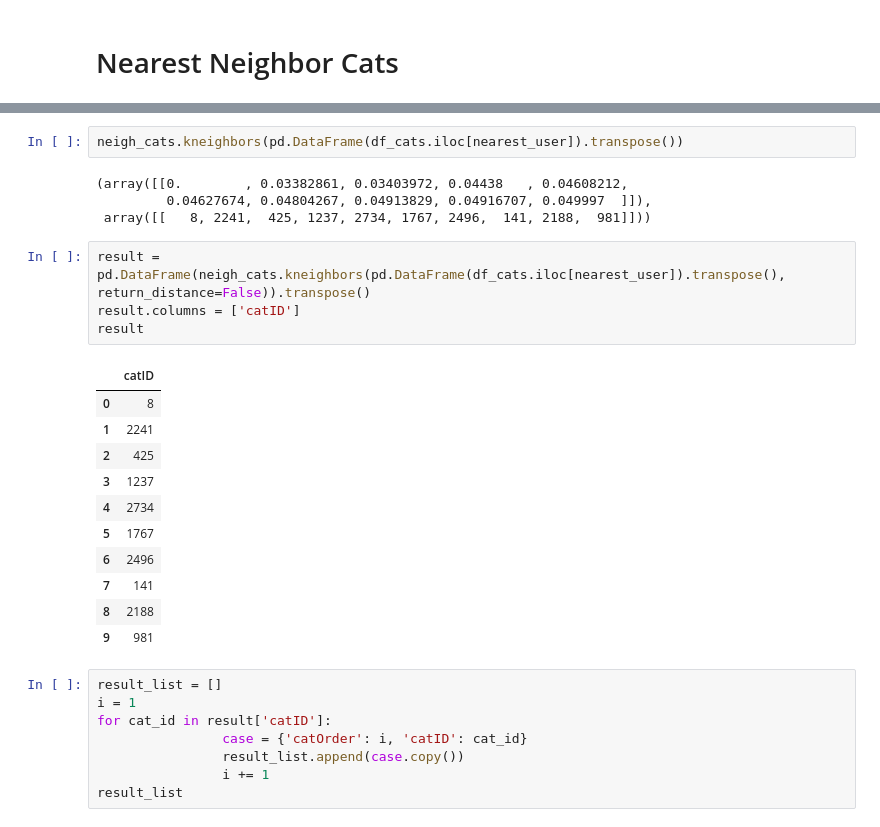
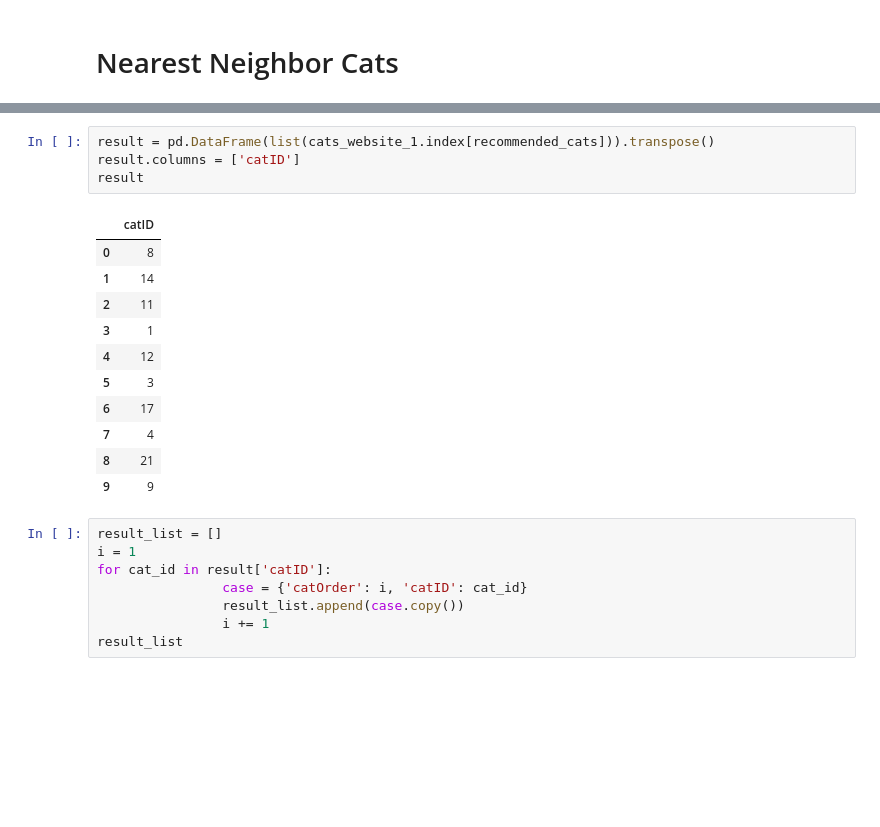
Before and after one commit to omaistat/ds-api, a Jupyter notebook: API_Recommender_Adaptation.ipynb, the cells around one changed output, grey strips where cells are left out. Saved outputs shown, nothing was run; the diff lists cells and outputs as text; blank space fills up the shorter version.

```diff
--- a/API_Recommender_Adaptation.ipynb
+++ b/API_Recommender_Adaptation.ipynb
@@ -122,25 +154,19 @@ NearestNeighbors(metric='correlation', n_neighbors=10)
 # %%
-neigh_cats.kneighbors(pd.DataFrame(df_cats.iloc[nearest_user]).transpose())
+result = pd.DataFrame(list(cats_website_1.index[recommended_cats])).transpose()
+result.columns = ['catID']
+result
 # %% [output]
-(array([[0.        , 0.03382861, 0.03403972, 0.04438   , 0.04608212,
-         0.04627674, 0.04804267, 0.04913829, 0.04916707, 0.049997  ]]),
- array([[   8, 2241,  425, 1237, 2734, 1767, 2496,  141, 2188,  981]]))
+|  | catID |
+| 0 | 8 |
+| 1 | 14 |
+| 2 | 11 |
+| 3 | 1 |
+| 4 | 12 |
+| 5 | 3 |
+| 6 | 17 |
+| 7 | 4 |
+| 8 | 21 |
+| 9 | 9 |
-# %%
-result = pd.DataFrame(neigh_cats.kneighbors(pd.DataFrame(df_cats.iloc[nearest_user]).transpose(), return_distance=False)).transpose()
-result.columns = ['catID']
-result
-# %% [output]
-|  | catID |
-| 0 | 8 |
-| 1 | 2241 |
-| 2 | 425 |
-| 3 | 1237 |
-| 4 | 2734 |
-| 5 | 1767 |
-| 6 | 2496 |
-| 7 | 141 |
-| 8 | 2188 |
-| 9 | 981 |
 # %%
 result_list = []
 i = 1
```
Also changed, not shown: parts of 8 cells of this notebook, 1 other file.
